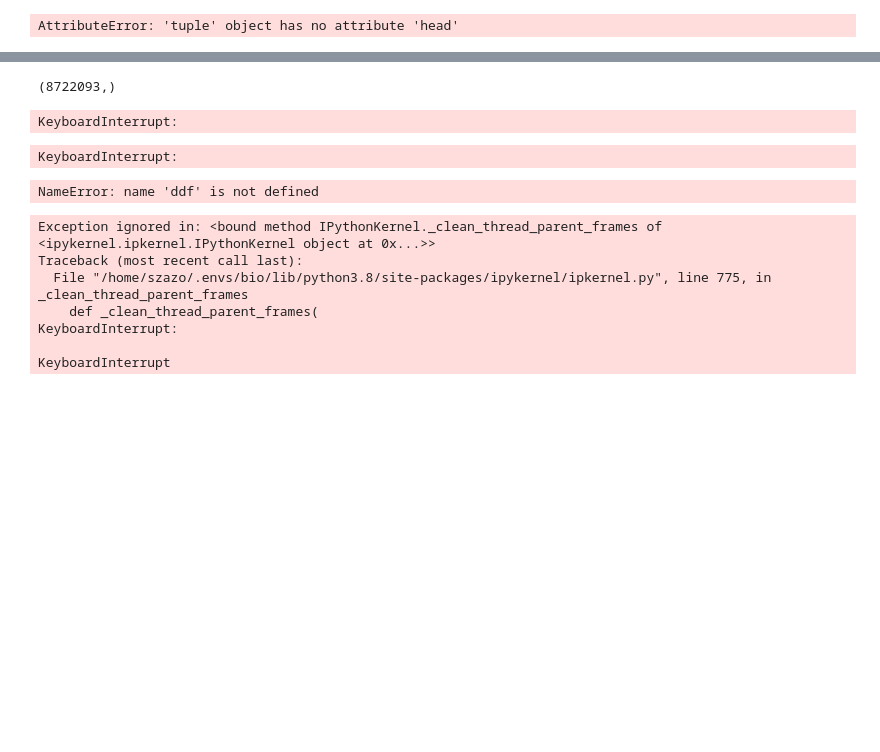
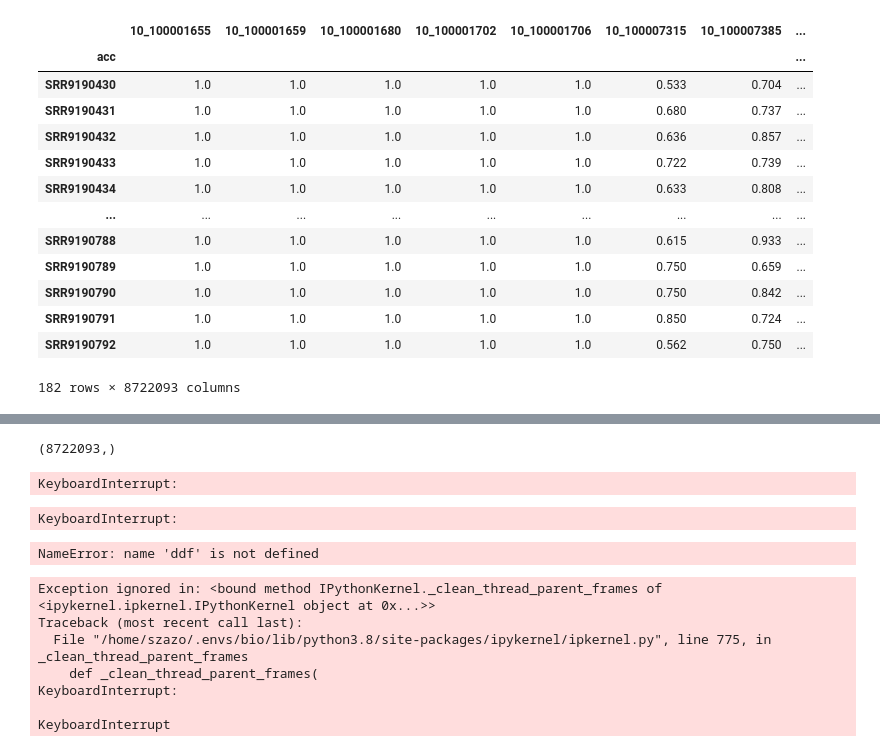
Before and after one commit to szazo/epigenetic-clock, a Jupyter notebook: prepare_data.ipynb, the cells around one changed output, grey strips where cells are left out. Drawn from its saved outputs; the diff is of its cells as text; code cells hidden in the pictures; blank space fills up the shorter version.

```diff
--- a/prepare_data.ipynb
+++ b/prepare_data.ipynb
@@ -46,7 +66,20 @@ Wall time: 22min 54s
 # %%
-ddf.head()
+ddf[0]
 # %% [output]
+|  | 10_100001655 | 10_100001659 | 10_100001680 | 10_100001702 | 10_100001706 | 10_100007315 | 10_100007385 | ... |
+| acc |  |  |  |  |  |  |  | ... |
+| SRR9190430 | 1.0 | 1.0 | 1.0 | 1.0 | 1.0 | 0.533 | 0.704 | ... |
+| SRR9190431 | 1.0 | 1.0 | 1.0 | 1.0 | 1.0 | 0.680 | 0.737 | ... |
+| SRR9190432 | 1.0 | 1.0 | 1.0 | 1.0 | 1.0 | 0.636 | 0.857 | ... |
+| SRR9190433 | 1.0 | 1.0 | 1.0 | 1.0 | 1.0 | 0.722 | 0.739 | ... |
+| SRR9190434 | 1.0 | 1.0 | 1.0 | 1.0 | 1.0 | 0.633 | 0.808 | ... |
+| ... | ... | ... | ... | ... | ... | ... | ... | ... |
+| SRR9190788 | 1.0 | 1.0 | 1.0 | 1.0 | 1.0 | 0.615 | 0.933 | ... |
+| SRR9190789 | 1.0 | 1.0 | 1.0 | 1.0 | 1.0 | 0.750 | 0.659 | ... |
+| SRR9190790 | 1.0 | 1.0 | 1.0 | 1.0 | 1.0 | 0.750 | 0.842 | ... |
+| SRR9190791 | 1.0 | 1.0 | 1.0 | 1.0 | 1.0 | 0.850 | 0.724 | ... |
+| SRR9190792 | 1.0 | 1.0 | 1.0 | 1.0 | 1.0 | 0.562 | 0.750 | ... |
-AttributeError: 'tuple' object has no attribute 'head'
+182 rows × 8722093 columns
 # %%
 import gc
 gc.collect()
```
Also changed, not shown: parts of 4 cells of this notebook, 2 other files.
